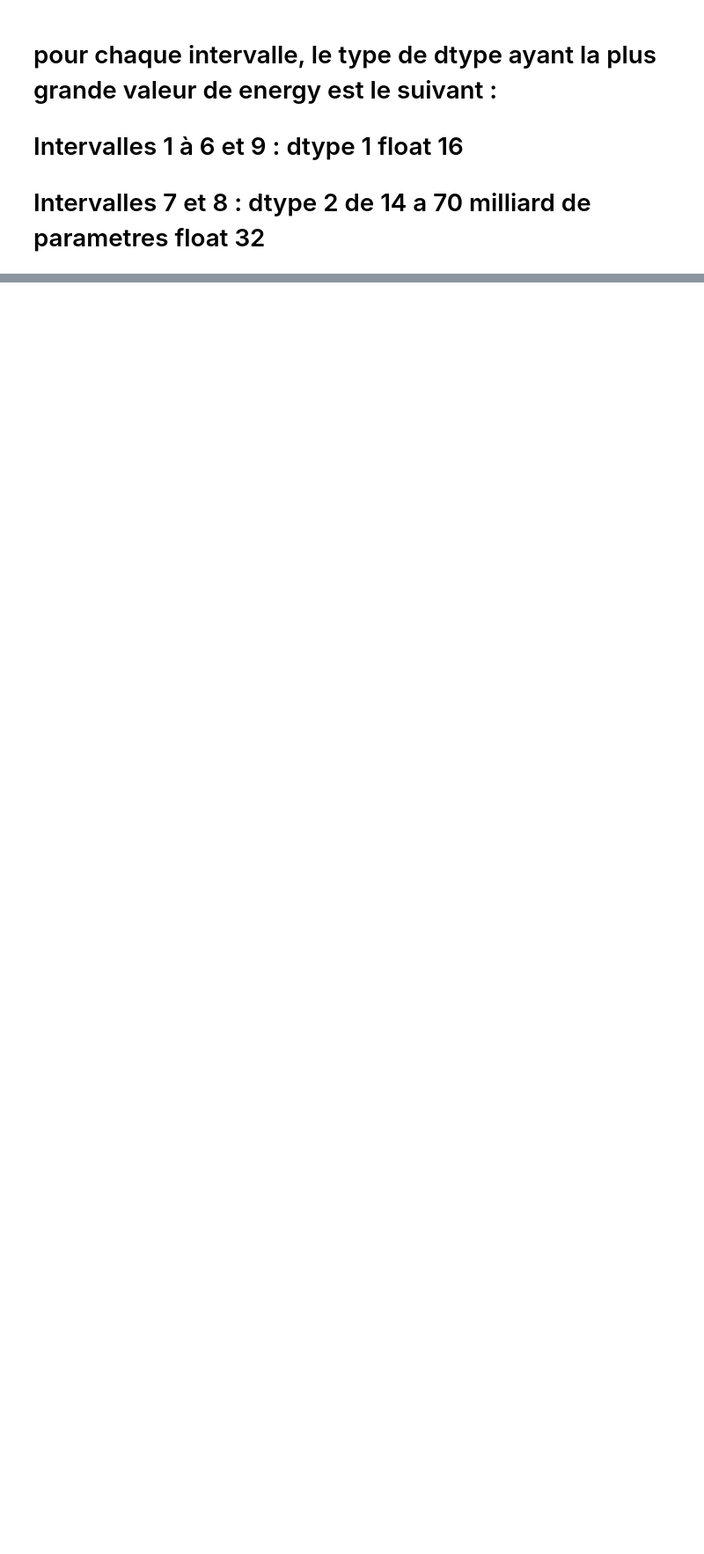
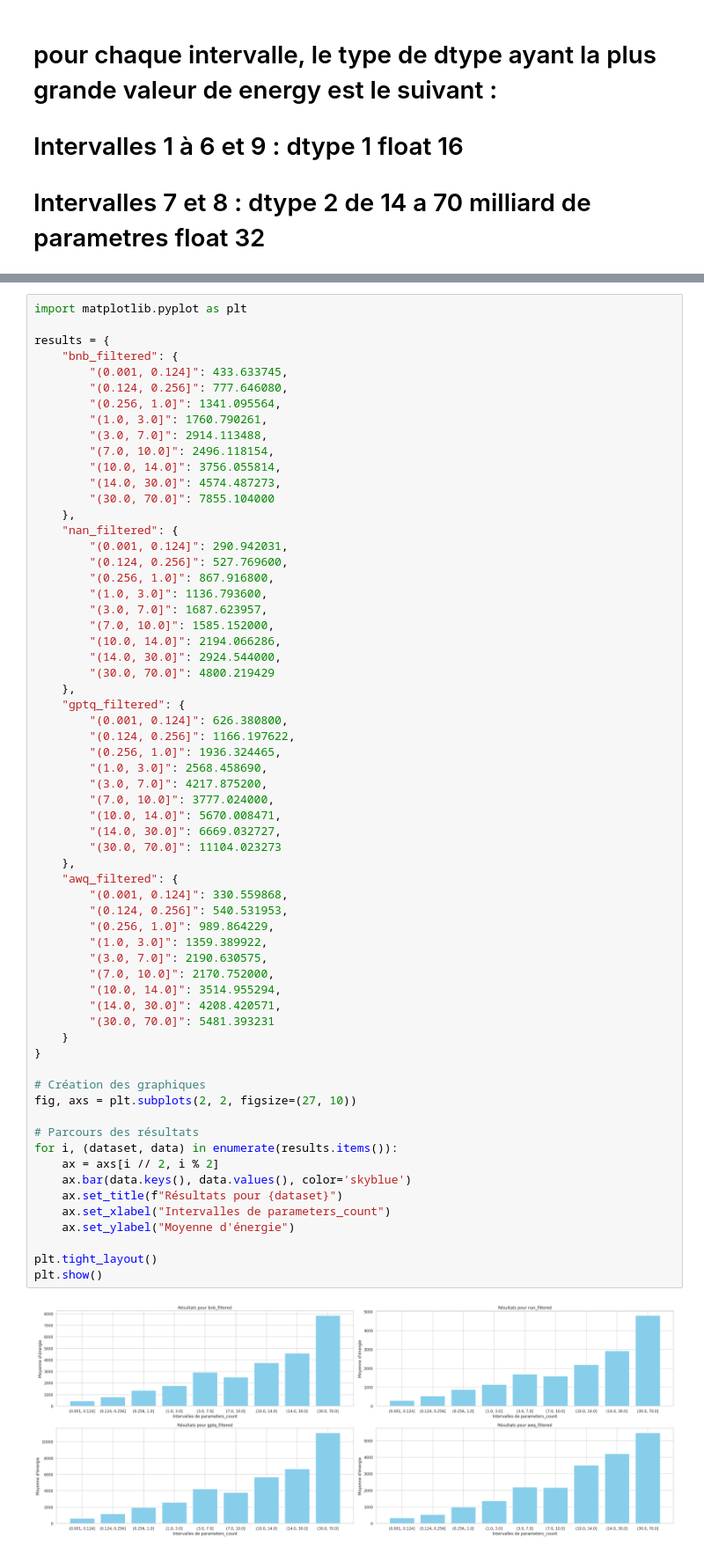
Before and after one commit to dataforgoodfr/12_genai_impact_methodo, a Jupyter notebook: lab/analyse_llm_perf_ajout-nombre-parametres.ipynb, the cells around one changed output, grey strips where cells are left out. Shown at 88% size. Saved outputs shown, nothing was run; the diff lists cells and outputs as text; blank space fills up the shorter version.

```diff
--- a/lab/analyse_llm_perf_ajout-nombre-parametres.ipynb
+++ b/lab/analyse_llm_perf_ajout-nombre-parametres.ipynb
@@ -802,0 +1025,65 @@ for interval in intervals:
+# %%
+import matplotlib.pyplot as plt
+
+results = {
+    "bnb_filtered": {
+        "(0.001, 0.124]": 433.633745,
+        "(0.124, 0.256]": 777.646080,
+        "(0.256, 1.0]": 1341.095564,
+        "(1.0, 3.0]": 1760.790261,
+        "(3.0, 7.0]": 2914.113488,
+        "(7.0, 10.0]": 2496.118154,
+        "(10.0, 14.0]": 3756.055814,
+        "(14.0, 30.0]": 4574.487273,
+        "(30.0, 70.0]": 7855.104000
+    },
+    "nan_filtered": {
+        "(0.001, 0.124]": 290.942031,
+        "(0.124, 0.256]": 527.769600,
+        "(0.256, 1.0]": 867.916800,
+        "(1.0, 3.0]": 1136.793600,
+        "(3.0, 7.0]": 1687.623957,
+        "(7.0, 10.0]": 1585.152000,
+        "(10.0, 14.0]": 2194.066286,
+        "(14.0, 30.0]": 2924.544000,
+        "(30.0, 70.0]": 4800.219429
+    },
+    "gptq_filtered": {
+        "(0.001, 0.124]": 626.380800,
+        "(0.124, 0.256]": 1166.197622,
+        "(0.256, 1.0]": 1936.324465,
+        "(1.0, 3.0]": 2568.458690,
+        "(3.0, 7.0]": 4217.875200,
+        "(7.0, 10.0]": 3777.024000,
+        "(10.0, 14.0]": 5670.008471,
+        "(14.0, 30.0]": 6669.032727,
+        "(30.0, 70.0]": 11104.023273
+    },
+    "awq_filtered": {
+        "(0.001, 0.124]": 330.559868,
+        "(0.124, 0.256]": 540.531953,
+        "(0.256, 1.0]": 989.864229,
+        "(1.0, 3.0]": 1359.389922,
+        "(3.0, 7.0]": 2190.630575,
+        "(7.0, 10.0]": 2170.752000,
+        "(10.0, 14.0]": 3514.955294,
+        "(14.0, 30.0]": 4208.420571,
+        "(30.0, 70.0]": 5481.393231
+    }
+}
+
+# Création des graphiques
+fig, axs = plt.subplots(2, 2, figsize=(27, 10))
+
+# Parcours des résultats
+for i, (dataset, data) in enumerate(results.items()):
+    ax = axs[i // 2, i % 2]
+    ax.bar(data.keys(), data.values(), color='skyblue')
+    ax.set_title(f"Résultats pour {dataset}")
+    ax.set_xlabel("Intervalles de parameters_count")
+    ax.set_ylabel("Moyenne d'énergie")
+
+plt.tight_layout()
+plt.show()
+# %% [output]
+[figure, added]
```
Also changed, not shown: parts of 21 cells of this notebook, 1 other file.
